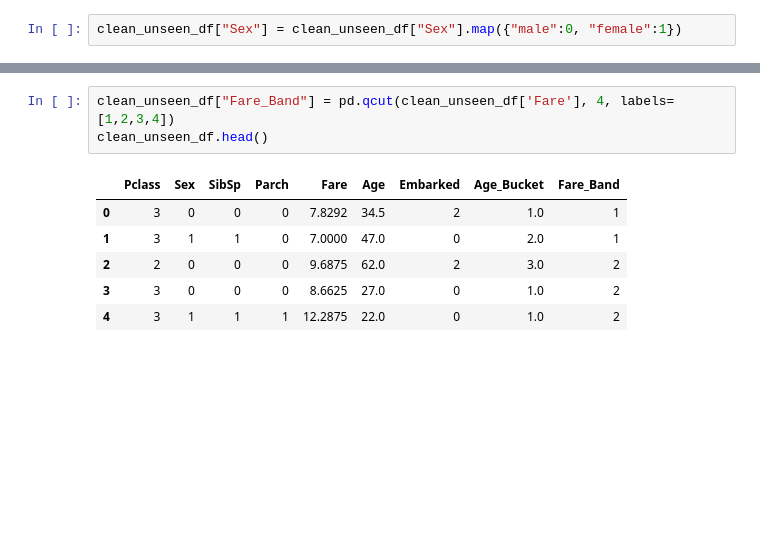
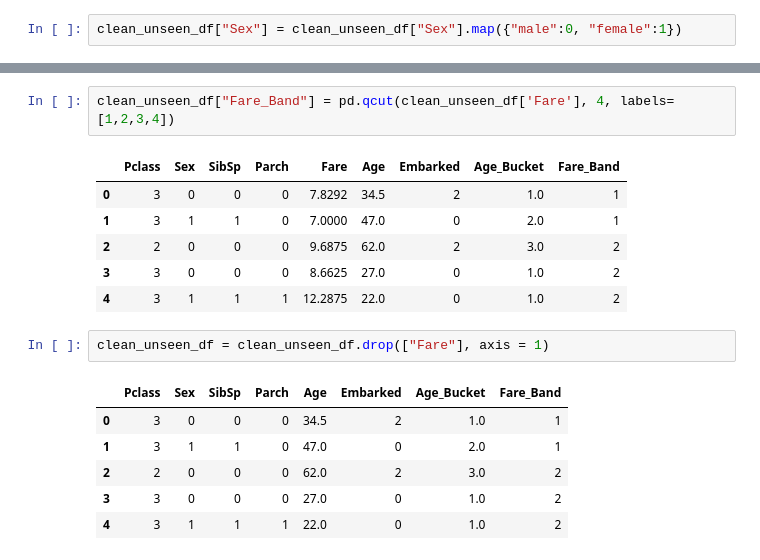
Before and after one commit to ashwin-vx/machine-learnings, a Jupyter notebook: kaggle_titanic_competition.ipynb, the cells around one changed output, grey strips where cells are left out. Saved outputs shown, nothing was run; the diff lists cells and outputs as text; blank space fills up the shorter version.

Commit message:
Test data clean

```diff
--- a/kaggle_titanic_competition.ipynb
+++ b/kaggle_titanic_competition.ipynb
@@ -298,6 +286,5 @@ clean_unseen_df["Embarked"] = clean_unseen_df["Embarked"].map({"S":0, "C":1, "Q"
 # %%
 clean_unseen_df["Fare_Band"] = pd.qcut(clean_unseen_df['Fare'], 4, labels=[1,2,3,4])
-clean_unseen_df.head()
 # %% [output]
 |  | Pclass | Sex | SibSp | Parch | Fare | Age | Embarked | Age_Bucket | Fare_Band |
 | 0 | 3 | 0 | 0 | 0 | 7.8292 | 34.5 | 2 | 1.0 | 1 |
@@ -305,3 +292,12 @@ clean_unseen_df.head()
 | 2 | 2 | 0 | 0 | 0 | 9.6875 | 62.0 | 2 | 3.0 | 2 |
 | 3 | 3 | 0 | 0 | 0 | 8.6625 | 27.0 | 0 | 1.0 | 2 |
 | 4 | 3 | 1 | 1 | 1 | 12.2875 | 22.0 | 0 | 1.0 | 2 |
+# %%
+clean_unseen_df = clean_unseen_df.drop(["Fare"], axis = 1)
+# %% [output]
+|  | Pclass | Sex | SibSp | Parch | Age | Embarked | Age_Bucket | Fare_Band |
+| 0 | 3 | 0 | 0 | 0 | 34.5 | 2 | 1.0 | 1 |
+| 1 | 3 | 1 | 1 | 0 | 47.0 | 0 | 2.0 | 1 |
+| 2 | 2 | 0 | 0 | 0 | 62.0 | 2 | 3.0 | 2 |
+| 3 | 3 | 0 | 0 | 0 | 27.0 | 0 | 1.0 | 2 |
+| 4 | 3 | 1 | 1 | 1 | 22.0 | 0 | 1.0 | 2 |
```
Also changed, not shown: parts of 7 cells of this notebook.
